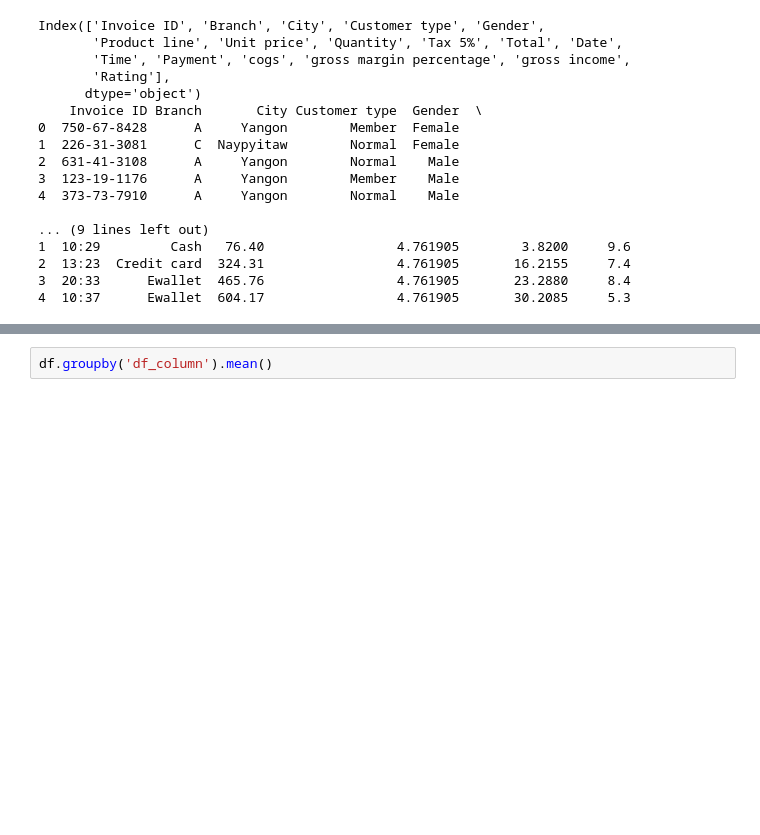
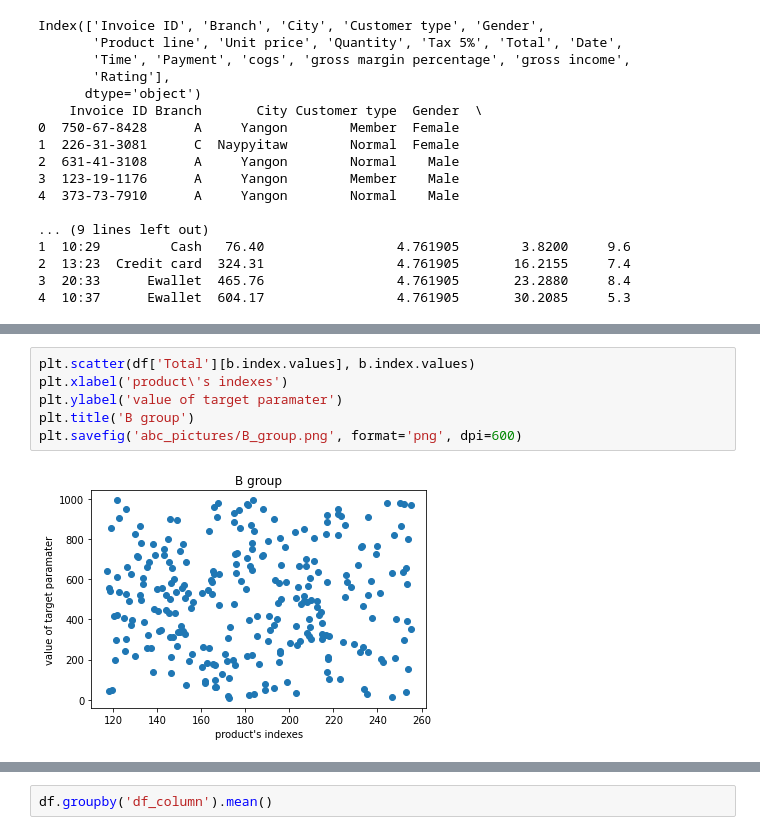
Before and after one commit to ranagul/-, a Jupyter notebook: abc_analysis2.ipynb, the cells around one changed output, grey strips where cells are left out. Drawn from its saved outputs; the diff is of its cells as text; blank space fills up the shorter version.

```diff
--- a/abc_analysis2.ipynb
+++ b/abc_analysis2.ipynb
@@ -110,0 +129,8 @@ Name: Invoice ID, dtype: object
+# %%
+plt.scatter(df['Total'][b.index.values], b.index.values)
+plt.xlabel('product\'s indexes')
+plt.ylabel('value of target paramater')
+plt.title('B group')
+plt.savefig('abc_pictures/B_group.png', format='png', dpi=600)
+# %% [output]
+[figure, added]
```
Also changed, not shown: parts of 16 cells of this notebook, 13 other files.
